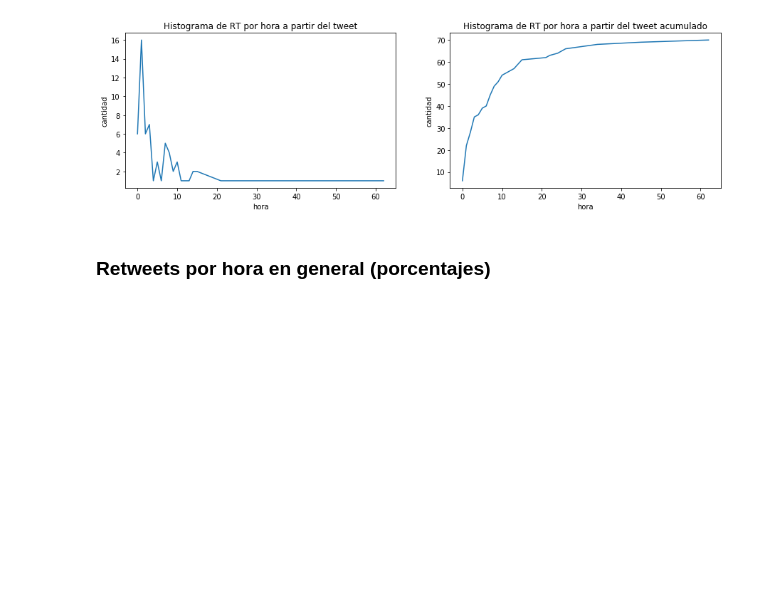
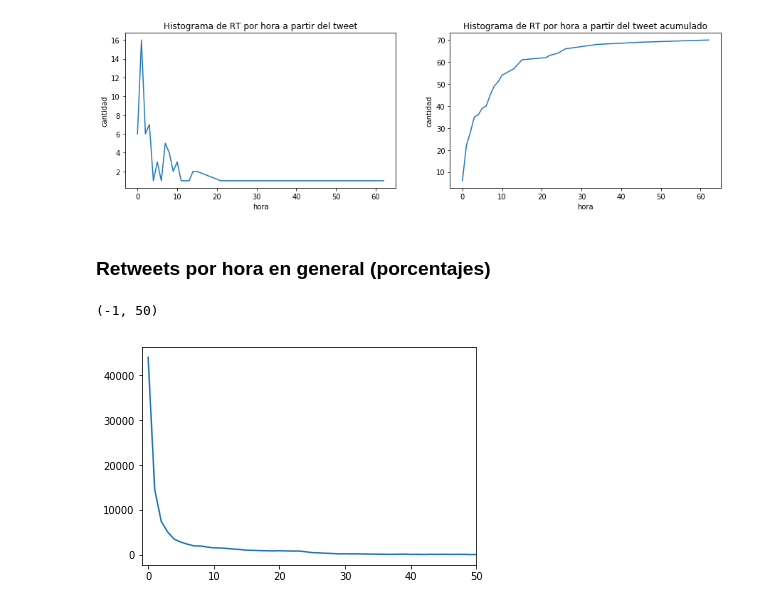
Before and after one commit to emeriles/sna-famaf, a Jupyter notebook: tw_dataset/Exploratory_visualization_corrected.ipynb, the cells around one changed output. Cells and saved outputs as stored; diff of their text form; code cells hidden in the pictures; blank space fills up the shorter version.

```diff
--- a/tw_dataset/Exploratory_visualization_corrected.ipynb
+++ b/tw_dataset/Exploratory_visualization_corrected.ipynb
@@ -95,9 +98,0 @@ Se usará 'Global' para referirse a la totalidad de los tweets, y 'Recorte 1' pa
-# %%
-%%time
-# estas tres cuentas dan cosas raras!!! (mirar la cantidad tmb, parecida a la cantidad de tweets-no-rt)
-a = df.retweeted_status__id_str.isin(df.id_str).sum(), \
-    df.retweeted_status__user__id_str.isin(df.user__id_str).sum()
-print('RTs que tienen su tweet original en el dataset: {}\n'.format(a[0]) +
-      'RTs que tienen al usuario original en el dataset: {}\n'.format(a[1]))
-
-# (df.id_str tiene tweets originales de nuestros usuarios, por haber levantado timelines.)
@@ -462,22 +614,10 @@ RTs to be plotted for df: 70
 # %%
 data_f = df.copy()
 annotate_df_with_rt_on_dataset(data_f)
 data_f['time_diff'] = df_only_rt(data_f).created_at - df_only_rt(data_f).retweeted_status__created_at
 per_hour = df_only_rt(data_f).time_diff.groupby((df_only_rt(data_f).time_diff / np.timedelta64(1, 'h')).round(0)).count()
-df_only_rt(data_f)
-
-# on progress
-
-
-# total = data_f.iloc[0].rt_on_dataset
-# data_f['time_diff'] = data_f.created_at - data_f.retweeted_status__created_at
-
-# # filter on max_hour ? TODO
-# per_hour = (data_f.time_diff.groupby((data_f.time_diff / np.timedelta64(1, 'h')).round(0)).count())
-# if use_percentage:
-#     per_hour = per_hour / total
-
-# fig, axes = plt.subplots(ncols=2)
-# per_hour.plot(kind="bar", ax=axes[0],figsize=(15, 4))
-# per_hour.cumsum().plot(kind='bar', ax=axes[1])
-# de[0:2].sum(), de[0:2]
+plt.plot(per_hour, linestyle='solid')
+plt.xlim(-1, 50)
+# %% [output]
+(-1, 50)
+[figure, added]
```
Also changed, not shown: parts of 29 cells of this notebook.
